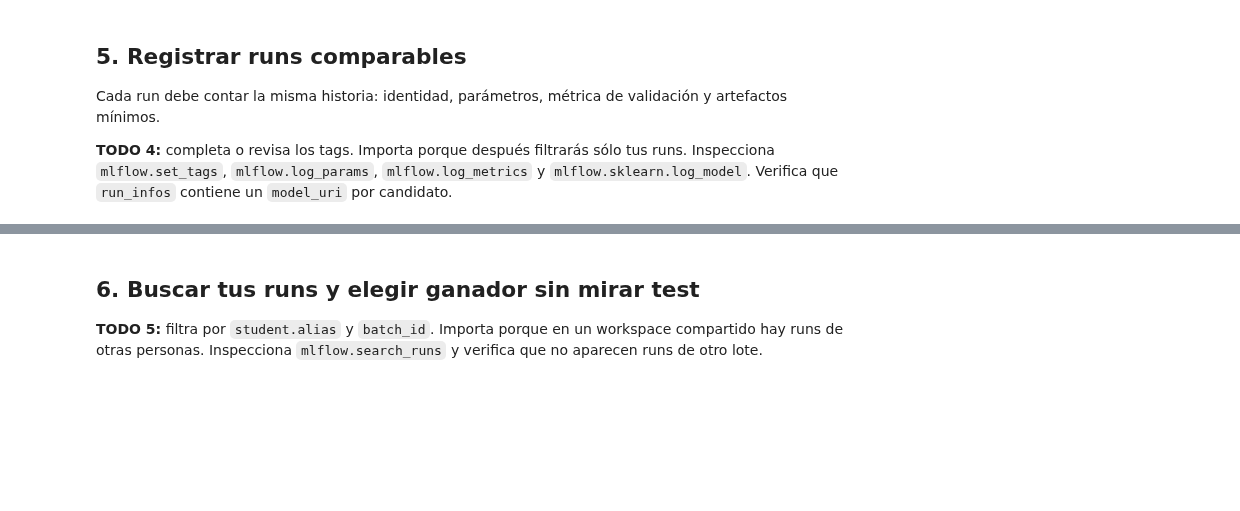
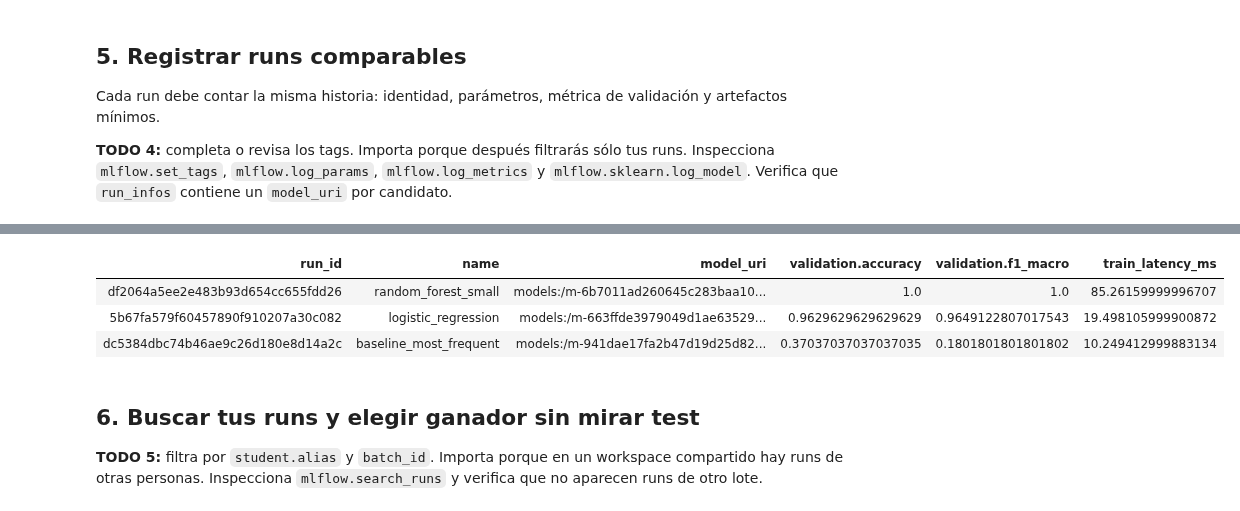
Before and after one commit to alejandroldz/icai-muiaap-operacion-de-modelos, a Jupyter notebook: semana1/modules/01-mlflow-databricks-foundations/notebooks/01_tracking_mlops.ipynb, the cells around one changed output, grey strips where cells are left out. Cells and saved outputs as stored; diff of their text form; code cells hidden in the pictures; blank space fills up the shorter version.

```diff
--- a/semana1/modules/01-mlflow-databricks-foundations/notebooks/01_tracking_mlops.ipynb
+++ b/semana1/modules/01-mlflow-databricks-foundations/notebooks/01_tracking_mlops.ipynb
@@ -41,10 +45,10 @@ from sklearn.pipeline import Pipeline
 from sklearn.preprocessing import StandardScaler
 
 SEED = 42
-STUDENT_ALIAS = "TODO-tu-alias"  # TODO 1: decide un alias estable; importa porque lo usarás para filtrar tus runs; inspecciona tags de MLflow; verifica que aparece en search_runs.
+STUDENT_ALIAS = "alejandroldz2004@gmail.com"  # TODO 1: decide un alias estable; importa porque lo usarás para filtrar tus runs; inspecciona tags de MLflow; verifica que aparece en search_runs.
 BATCH_ID = f"s01-{uuid.uuid4().hex[:8]}"
 EXPERIMENT_NAME = "/Shared/muiaap-operacion-modelos/semana01-tracking"
-ARTIFACT_DIR = Path("/dbfs/tmp/muiaap_s01_tracking")
+ARTIFACT_DIR = Path("/tmp/muiaap_s01_tracking")
 ARTIFACT_DIR.mkdir(parents=True, exist_ok=True)
 
 mlflow.set_experiment(EXPERIMENT_NAME)
@@ -94,6 +119,8 @@ Mantén pocos candidatos para que el foco esté en MLflow. Un baseline, una regr
 
 **TODO 3:** revisa los parámetros y decide si cambiarías uno. Importa porque los parámetros deben explicar diferencias entre runs. Inspecciona la API del estimador elegido y verifica que cada candidato tiene nombre y modelo.
 # %%
+#añadiria el random_state a los parámetros, ya que si este cambia (y por tanto los resultados), no lo estamos teniendo en cuenta
+
 CANDIDATES = [
     {
         "name": "baseline_most_frequent",
@@ -106,12 +133,12 @@ CANDIDATES = [
             ("scale", StandardScaler()),
             ("clf", LogisticRegression(max_iter=500, random_state=SEED)),
         ]),
-        "params": {"family": "linear", "max_iter": 500},
+        "params": {"family": "linear", "max_iter": 500, "random_state" : SEED}, #random_state incluido
     },
     {
         "name": "random_forest_small",
         "model": RandomForestClassifier(n_estimators=60, max_depth=4, random_state=SEED),
-        "params": {"family": "trees", "n_estimators": 60, "max_depth": 4},
+        "params": {"family": "trees", "n_estimators": 60, "max_depth": 4, "random_state" : SEED}, #random_state incluido
     },
 ]
 
@@ -157,7 +186,7 @@ for candidate in CANDIDATES:
         report_path = ARTIFACT_DIR / f"{candidate['name']}_validation_report.json"
         report_path.write_text(json.dumps(report, indent=2), encoding="utf-8")
         mlflow.log_artifact(str(report_path), artifact_path="validation")
-        model_info = mlflow.sklearn.log_model(model, name="model", input_example=X_train.head(3))
+        model_info = mlflow.sklearn.log_model(model, name="model", input_example=X_train.head(3),     skops_trusted_types=["sklearn.tree._tree.Tree"],) #añado skops_trusted_types por que me daba fallo
 
         run_infos.append({
             "run_id": run.info.run_id,
@@ -170,3 +199,4 @@ runs_df = pd.DataFrame(run_infos).sort_values("validation.f1_macro", ascending=F
 display(runs_df)
 assert len(runs_df) == len(CANDIDATES)
 assert runs_df["model_uri"].notna().all()
+# %% [output]
@@ -173,3 +212,7 @@ assert runs_df["model_uri"].notna().all()
+| run_id | name | model_uri | validation.accuracy | validation.f1_macro | train_latency_ms |
+| df2064a5ee2e483b93d654cc655fdd26 | random_forest_small | models:/m-6b7011ad260645c283baa10... | 1.0 | 1.0 | 85.26159999996707 |
+| 5b67fa579f60457890f910207a30c082 | logistic_regression | models:/m-663ffde3979049d1ae63529... | 0.9629629629629629 | 0.9649122807017543 | 19.498105999900872 |
+| dc5384dbc74b46ae9c26d180e8d14a2c | baseline_most_frequent | models:/m-941dae17fa2b47d19d25d82... | 0.37037037037037035 | 0.1801801801801802 | 10.249412999883134 |
 # %% [markdown]
 ## 6. Buscar tus runs y elegir ganador sin mirar test
 
```
Also changed, not shown: parts of 9 cells of this notebook, 1 other file.
